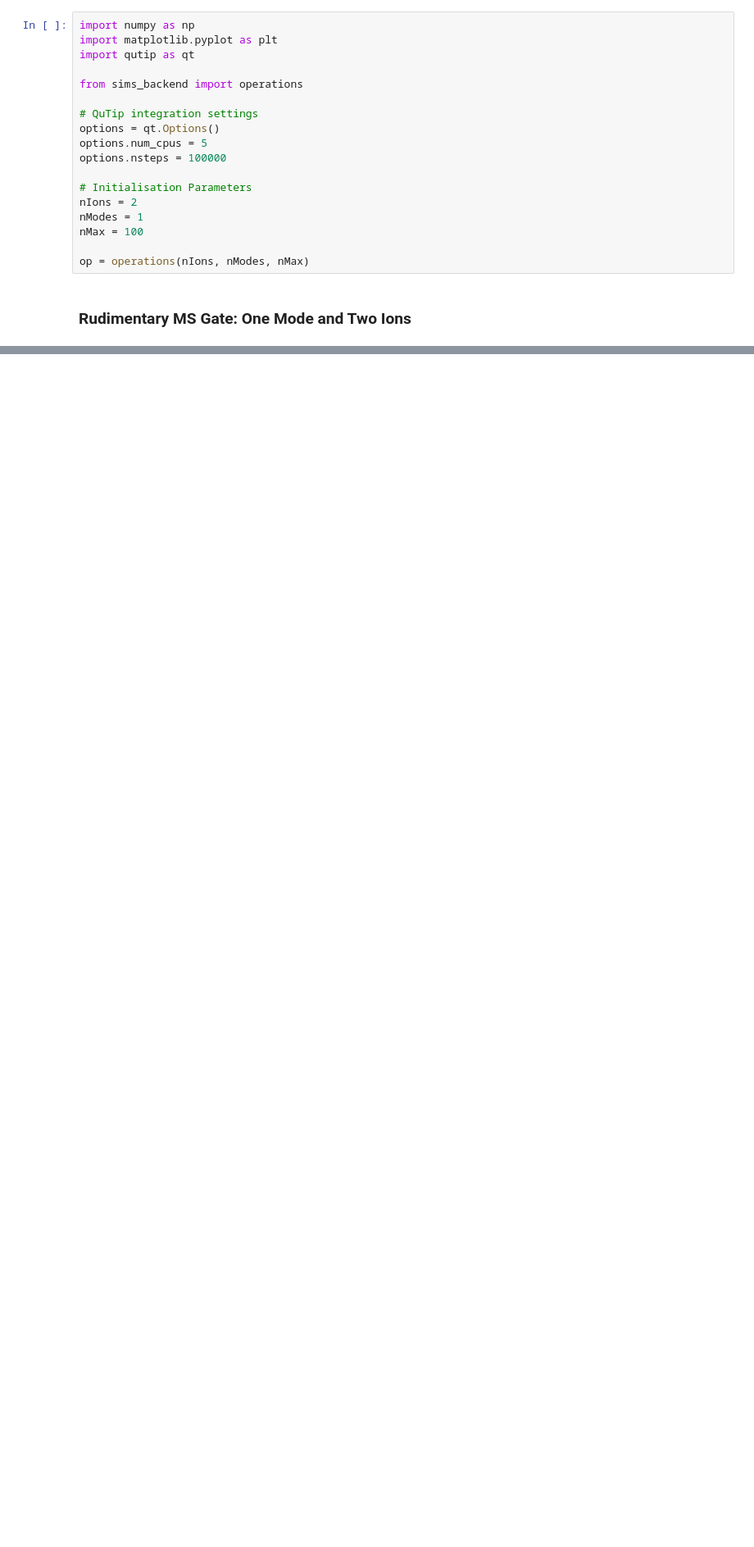
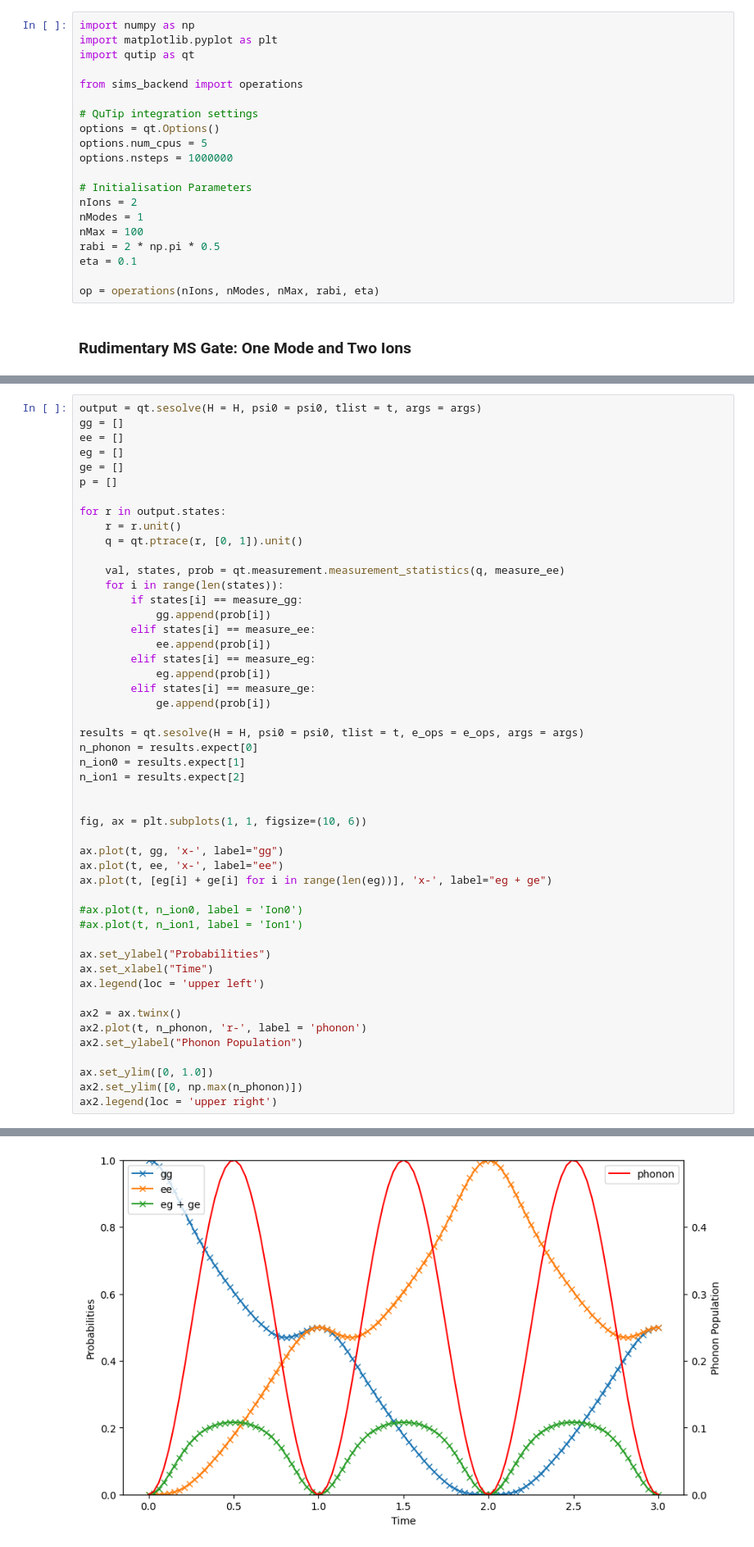
Before and after one commit to muyoungRand/sims, a Jupyter notebook: MS_Gate.ipynb, the cells around one changed output, grey strips where cells are left out. Shown at 82% size. Saved outputs shown, nothing was run; the diff lists cells and outputs as text; blank space fills up the shorter version.

```diff
--- a/MS_Gate.ipynb
+++ b/MS_Gate.ipynb
@@ -8,14 +8,16 @@ from sims_backend import operations
 # QuTip integration settings
 options = qt.Options()
 options.num_cpus = 5
-options.nsteps = 100000
+options.nsteps = 1000000
 
 # Initialisation Parameters
 nIons = 2
 nModes = 1
 nMax = 100
+rabi = 2 * np.pi * 0.5
+eta = 0.1
 
-op = operations(nIons, nModes, nMax)
+op = operations(nIons, nModes, nMax, rabi, eta)
 # %% [markdown]
 ### Rudimentary MS Gate: One Mode and Two Ions
 # %%
@@ -106,0 +70,50 @@ Quantum object: dims = [[2, 2, 1], [2, 2, 1]], shape = (4, 4), type = oper, ishe
+# %%
+output = qt.sesolve(H = H, psi0 = psi0, tlist = t, args = args)
+gg = []
+ee = []
+eg = []
+ge = []
+p = []
+
+for r in output.states:
+    r = r.unit()
+    q = qt.ptrace(r, [0, 1]).unit()
+
+    val, states, prob = qt.measurement.measurement_statistics(q, measure_ee)
+    for i in range(len(states)):
+        if states[i] == measure_gg:
+            gg.append(prob[i])
+        elif states[i] == measure_ee:
+            ee.append(prob[i])
+        elif states[i] == measure_eg:
+            eg.append(prob[i])
+        elif states[i] == measure_ge:
+            ge.append(prob[i])
+
+results = qt.sesolve(H = H, psi0 = psi0, tlist = t, e_ops = e_ops, args = args)
+n_phonon = results.expect[0]
+n_ion0 = results.expect[1]
+n_ion1 = results.expect[2]
+
+
+fig, ax = plt.subplots(1, 1, figsize=(10, 6))
+
+ax.plot(t, gg, 'x-', label="gg")
+ax.plot(t, ee, 'x-', label="ee")
+ax.plot(t, [eg[i] + ge[i] for i in range(len(eg))], 'x-', label="eg + ge")
+
+#ax.plot(t, n_ion0, label = 'Ion0')
+#ax.plot(t, n_ion1, label = 'Ion1')
+
+ax.set_ylabel("Probabilities")
+ax.set_xlabel("Time")
+ax.legend(loc = 'upper left')
+
+ax2 = ax.twinx()
+ax2.plot(t, n_phonon, 'r-', label = 'phonon')
+ax2.set_ylabel("Phonon Population")
+
+ax.set_ylim([0, 1.0])
+ax2.set_ylim([0, np.max(n_phonon)])
+ax2.legend(loc = 'upper right')
+# %% [output]
@@ -107,3 +121,4 @@ Quantum object: dims = [[2, 2, 1], [2, 2, 1]], shape = (4, 4), type = oper, ishe
+[figure, added]
 # %%
 # Highest Fock state
 nMax = 100
```
Also changed, not shown: parts of 5 cells of this notebook, 1 other file.
